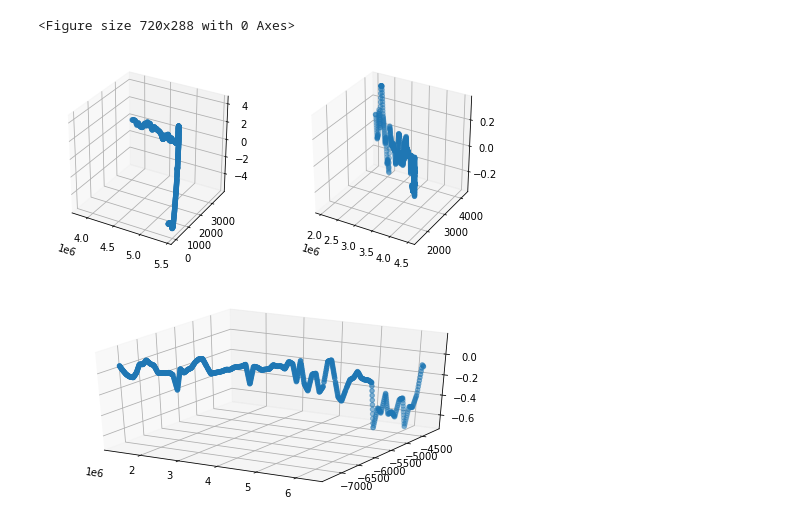
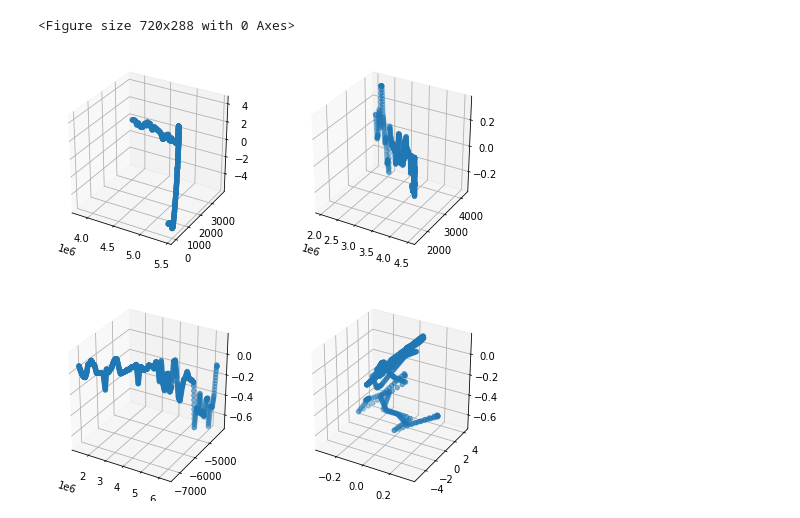
Before and after one commit to atarilover123/RSO-Telemetry, a Jupyter notebook: Cassiope_PitchRollYaw_map.ipynb, the cells around one changed output. Cells and saved outputs as stored; diff of their text form; code cells hidden in the pictures.

```diff
--- a/Cassiope_PitchRollYaw_map.ipynb
+++ b/Cassiope_PitchRollYaw_map.ipynb
@@ -37,16 +37,19 @@ plt.axis = ("off")
 # %%
 fig = plt.figure(figsize=(8, 8))
 
 
 ax = fig.add_subplot(2, 2, 1, projection='3d')
 ax.scatter(df['Xp'], df['Xv1'], df['Pitch'])
 
 ax = fig.add_subplot(2, 2, 2, projection='3d')
 ax.scatter(df['Yp'], df['Xv2'], df['Roll'])
 
-ax = fig.add_subplot(2, 1, 2, projection='3d')
+ax = fig.add_subplot(2, 2, 3, projection='3d')
 ax.scatter(df['Zp'], df['Xv3'], df['Yaw'])
 
+ax = fig.add_subplot(2, 2, 4, projection='3d')
+ax.scatter(df['Roll'], df['Pitch'], df['Yaw'])
+
 plt.show()
 # %% [output]
-[figure, old version]
+[figure, new version]
```
